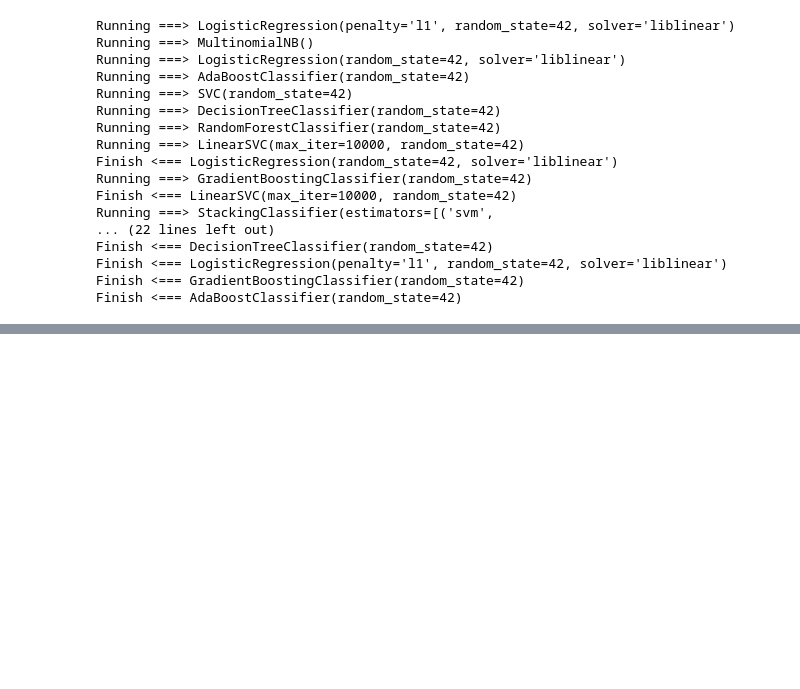
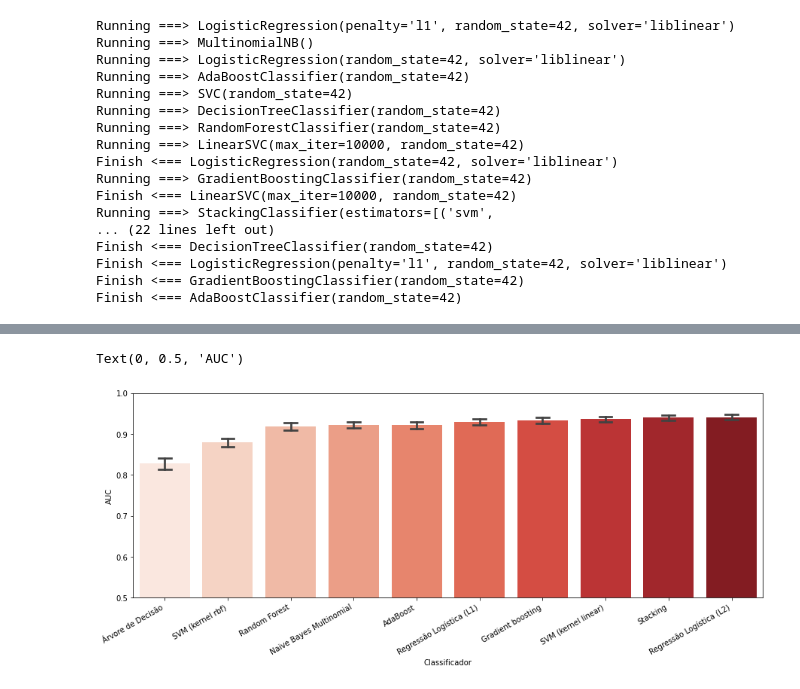
Before and after one commit to matiasvinicius/reddit-in-portuguese, a Jupyter notebook: notebooks/analysis/analysis.ipynb, the cells around one changed output, grey strips where cells are left out. Cells and saved outputs as stored; diff of their text form; code cells hidden in the pictures; blank space fills up the shorter version.

```diff
--- a/notebooks/analysis/analysis.ipynb
+++ b/notebooks/analysis/analysis.ipynb
@@ -142,0 +173,10 @@ Text(0, 0.5, 'Acurácia')
+# %%
+plt.figure(figsize=(15,5))
+plt.ylim(0.5, 1)
+plt.xticks(rotation=30, ha='right')
+sns.barplot(x='clf', y='auc_score', data=metrics_df, estimator=np.mean, ci=95, capsize=.2, palette="Reds", order=metrics_df.groupby("clf").mean()["auc_score"].sort_values().reset_index()["clf"])
+plt.xlabel('Classificador')
+plt.ylabel('AUC')
+# %% [output]
+Text(0, 0.5, 'AUC')
+[figure, added]
```
Also changed, not shown: parts of 15 cells of this notebook.
